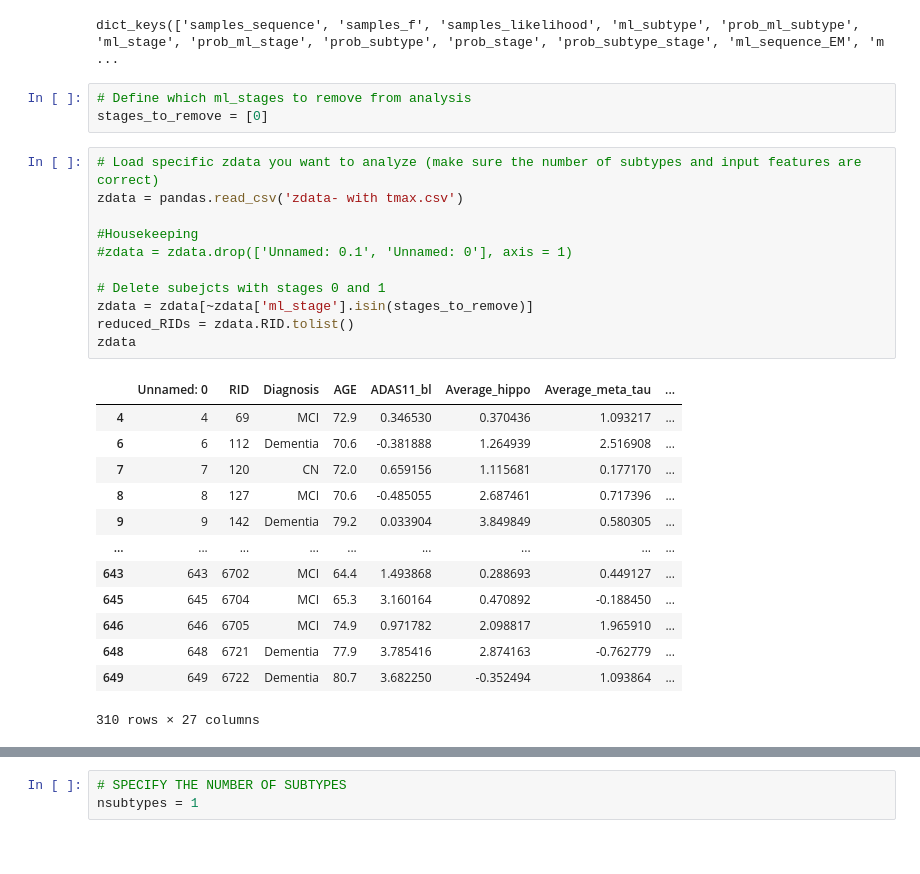
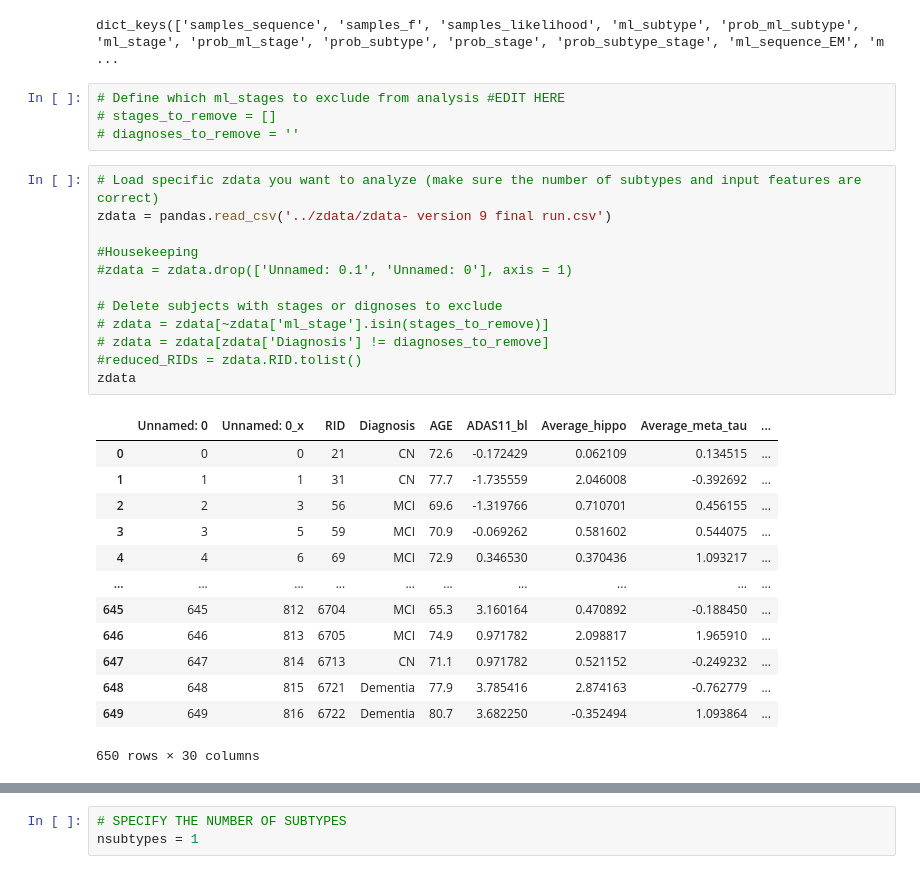
Before and after one commit to Raj-Lab-UCSF/SuStaIn, a Jupyter notebook: notebooks/Processing model output.ipynb, the cells around one changed output, grey strips where cells are left out. Saved outputs shown, nothing was run; the diff lists cells and outputs as text.

```diff
--- a/notebooks/Processing model output.ipynb
+++ b/notebooks/Processing model output.ipynb
@@ -30,30 +167,32 @@ pk.keys()
 # %% [output]
 dict_keys(['samples_sequence', 'samples_f', 'samples_likelihood', 'ml_subtype', 'prob_ml_subtype', 'ml_stage', 'prob_ml_stage', 'prob_subtype', 'prob_stage', 'prob_subtype_stage', 'ml_sequence_EM', 'm ...
 # %%
-# Define which ml_stages to remove from analysis
-stages_to_remove = [0]
+# Define which ml_stages to exclude from analysis #EDIT HERE
+# stages_to_remove = []
+# diagnoses_to_remove = ''
 # %%
 # Load specific zdata you want to analyze (make sure the number of subtypes and input features are correct)
-zdata = pandas.read_csv('zdata- with tmax.csv')
+zdata = pandas.read_csv('../zdata/zdata- version 9 final run.csv')
 
 #Housekeeping
 #zdata = zdata.drop(['Unnamed: 0.1', 'Unnamed: 0'], axis = 1)
 
-# Delete subejcts with stages 0 and 1
-zdata = zdata[~zdata['ml_stage'].isin(stages_to_remove)]
-reduced_RIDs = zdata.RID.tolist()
+# Delete subjects with stages or dignoses to exclude
+# zdata = zdata[~zdata['ml_stage'].isin(stages_to_remove)]
+# zdata = zdata[zdata['Diagnosis'] != diagnoses_to_remove]
+#reduced_RIDs = zdata.RID.tolist()
 zdata
 # %% [output]
-|  | Unnamed: 0 | RID | Diagnosis | AGE | ADAS11_bl | Average_hippo | Average_meta_tau | ... |
-| 4 | 4 | 69 | MCI | 72.9 | 0.346530 | 0.370436 | 1.093217 | ... |
-| 6 | 6 | 112 | Dementia | 70.6 | -0.381888 | 1.264939 | 2.516908 | ... |
-| 7 | 7 | 120 | CN | 72.0 | 0.659156 | 1.115681 | 0.177170 | ... |
-| 8 | 8 | 127 | MCI | 70.6 | -0.485055 | 2.687461 | 0.717396 | ... |
-| 9 | 9 | 142 | Dementia | 79.2 | 0.033904 | 3.849849 | 0.580305 | ... |
-| ... | ... | ... | ... | ... | ... | ... | ... | ... |
-| 643 | 643 | 6702 | MCI | 64.4 | 1.493868 | 0.288693 | 0.449127 | ... |
-| 645 | 645 | 6704 | MCI | 65.3 | 3.160164 | 0.470892 | -0.188450 | ... |
-| 646 | 646 | 6705 | MCI | 74.9 | 0.971782 | 2.098817 | 1.965910 | ... |
-| 648 | 648 | 6721 | Dementia | 77.9 | 3.785416 | 2.874163 | -0.762779 | ... |
-| 649 | 649 | 6722 | Dementia | 80.7 | 3.682250 | -0.352494 | 1.093864 | ... |
+|  | Unnamed: 0 | Unnamed: 0_x | RID | Diagnosis | AGE | ADAS11_bl | Average_hippo | Average_meta_tau | ... |
+| 0 | 0 | 0 | 21 | CN | 72.6 | -0.172429 | 0.062109 | 0.134515 | ... |
+| 1 | 1 | 1 | 31 | CN | 77.7 | -1.735559 | 2.046008 | -0.392692 | ... |
+| 2 | 2 | 3 | 56 | MCI | 69.6 | -1.319766 | 0.710701 | 0.456155 | ... |
+| 3 | 3 | 5 | 59 | MCI | 70.9 | -0.069262 | 0.581602 | 0.544075 | ... |
+| 4 | 4 | 6 | 69 | MCI | 72.9 | 0.346530 | 0.370436 | 1.093217 | ... |
+| ... | ... | ... | ... | ... | ... | ... | ... | ... | ... |
+| 645 | 645 | 812 | 6704 | MCI | 65.3 | 3.160164 | 0.470892 | -0.188450 | ... |
+| 646 | 646 | 813 | 6705 | MCI | 74.9 | 0.971782 | 2.098817 | 1.965910 | ... |
+| 647 | 647 | 814 | 6713 | CN | 71.1 | 0.971782 | 0.521152 | -0.249232 | ... |
+| 648 | 648 | 815 | 6721 | Dementia | 77.9 | 3.785416 | 2.874163 | -0.762779 | ... |
+| 649 | 649 | 816 | 6722 | Dementia | 80.7 | 3.682250 | -0.352494 | 1.093864 | ... |
-310 rows × 27 columns
+650 rows × 30 columns
```
Also changed, not shown: parts of 25 cells of this notebook.
